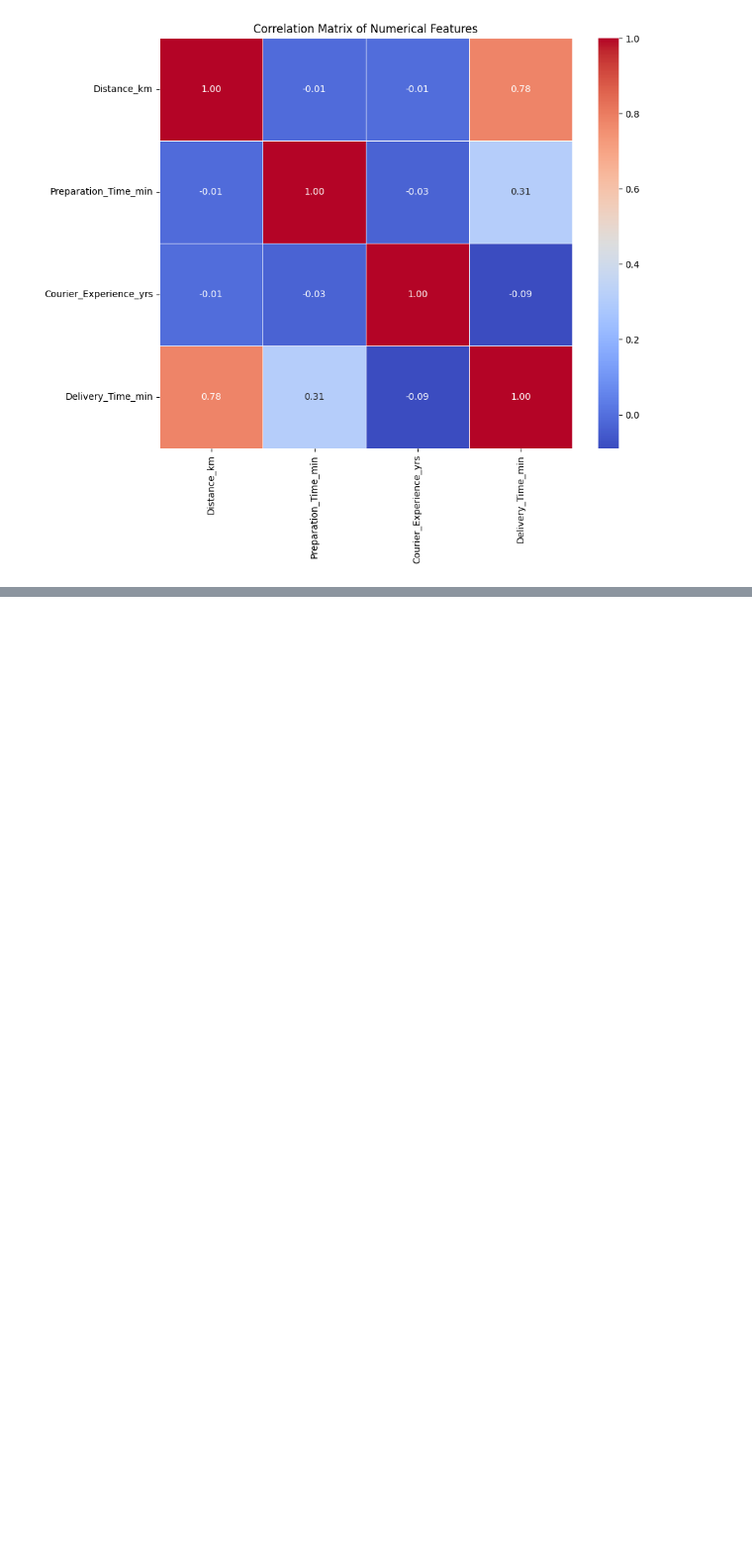
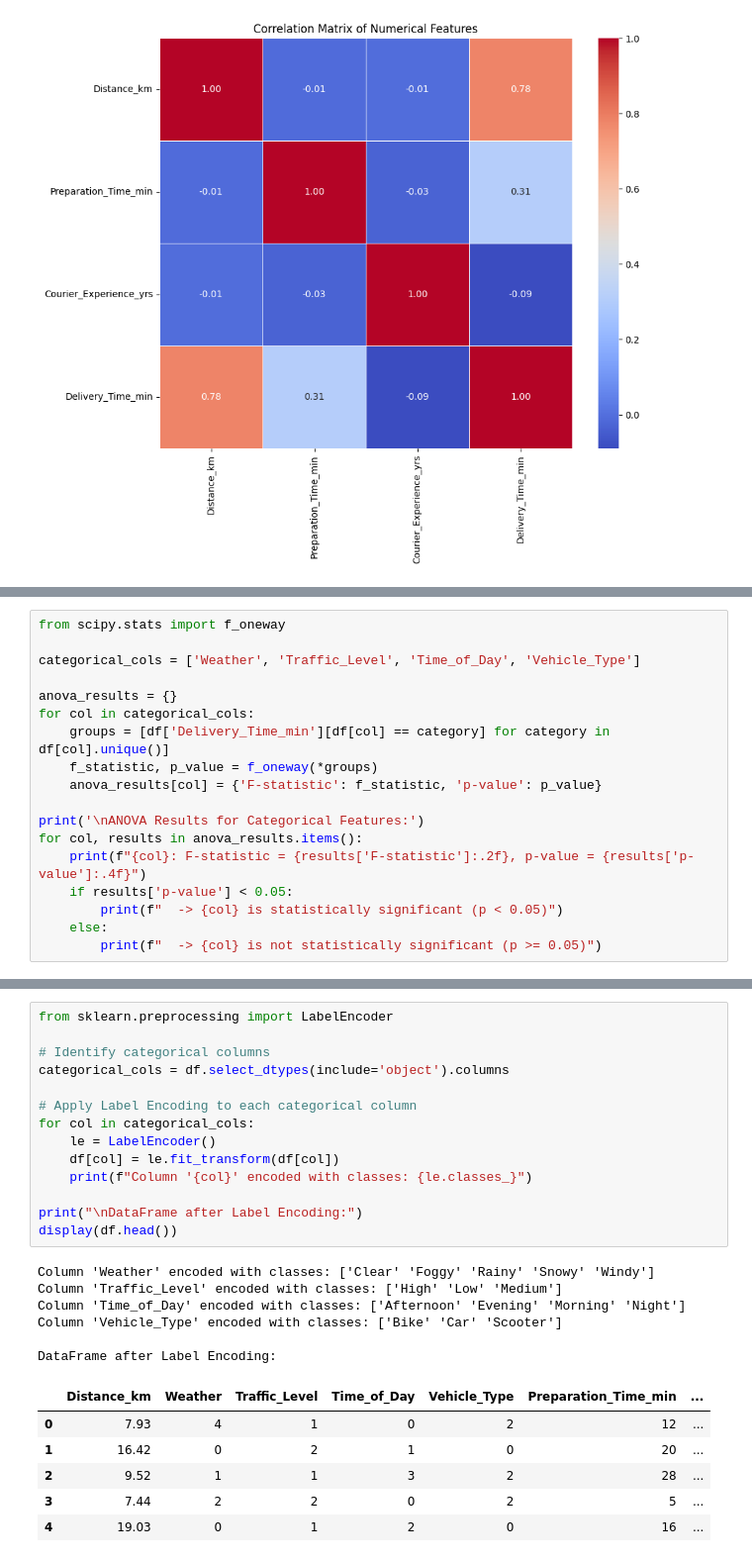
Before and after one commit to coder-priyanka01/Machine-Learning, a Jupyter notebook: Random_Forest.ipynb, the cells around one changed output, grey strips where cells are left out. Shown at 99% size. Cells and saved outputs as stored; diff of their text form; blank space fills up the shorter version.

```diff
--- a/Random_Forest.ipynb
+++ b/Random_Forest.ipynb
@@ -127,0 +147,18 @@ plt.show()
+# %%
+from scipy.stats import f_oneway
+
+categorical_cols = ['Weather', 'Traffic_Level', 'Time_of_Day', 'Vehicle_Type']
+
+anova_results = {}
+for col in categorical_cols:
+    groups = [df['Delivery_Time_min'][df[col] == category] for category in df[col].unique()]
+    f_statistic, p_value = f_oneway(*groups)
+    anova_results[col] = {'F-statistic': f_statistic, 'p-value': p_value}
+
+print('\nANOVA Results for Categorical Features:')
+for col, results in anova_results.items():
+    print(f"{col}: F-statistic = {results['F-statistic']:.2f}, p-value = {results['p-value']:.4f}")
+    if results['p-value'] < 0.05:
+        print(f"  -> {col} is statistically significant (p < 0.05)")
+    else:
+        print(f"  -> {col} is not statistically significant (p >= 0.05)")
@@ -127,0 +182,27 @@ plt.show()
+# %%
+from sklearn.preprocessing import LabelEncoder
+
+# Identify categorical columns
+categorical_cols = df.select_dtypes(include='object').columns
+
+# Apply Label Encoding to each categorical column
+for col in categorical_cols:
+    le = LabelEncoder()
+    df[col] = le.fit_transform(df[col])
+    print(f"Column '{col}' encoded with classes: {le.classes_}")
+
+print("\nDataFrame after Label Encoding:")
+display(df.head())
+# %% [output]
+Column 'Weather' encoded with classes: ['Clear' 'Foggy' 'Rainy' 'Snowy' 'Windy']
+Column 'Traffic_Level' encoded with classes: ['High' 'Low' 'Medium']
+Column 'Time_of_Day' encoded with classes: ['Afternoon' 'Evening' 'Morning' 'Night']
+Column 'Vehicle_Type' encoded with classes: ['Bike' 'Car' 'Scooter']
+
+DataFrame after Label Encoding:
+|  | Distance_km | Weather | Traffic_Level | Time_of_Day | Vehicle_Type | Preparation_Time_min | ... |
+| 0 | 7.93 | 4 | 1 | 0 | 2 | 12 | ... |
+| 1 | 16.42 | 0 | 2 | 1 | 0 | 20 | ... |
+| 2 | 9.52 | 1 | 1 | 3 | 2 | 28 | ... |
+| 3 | 7.44 | 2 | 2 | 0 | 2 | 5 | ... |
+| 4 | 19.03 | 0 | 1 | 2 | 0 | 16 | ... |
```
Also changed, not shown: parts of 10 cells of this notebook.
